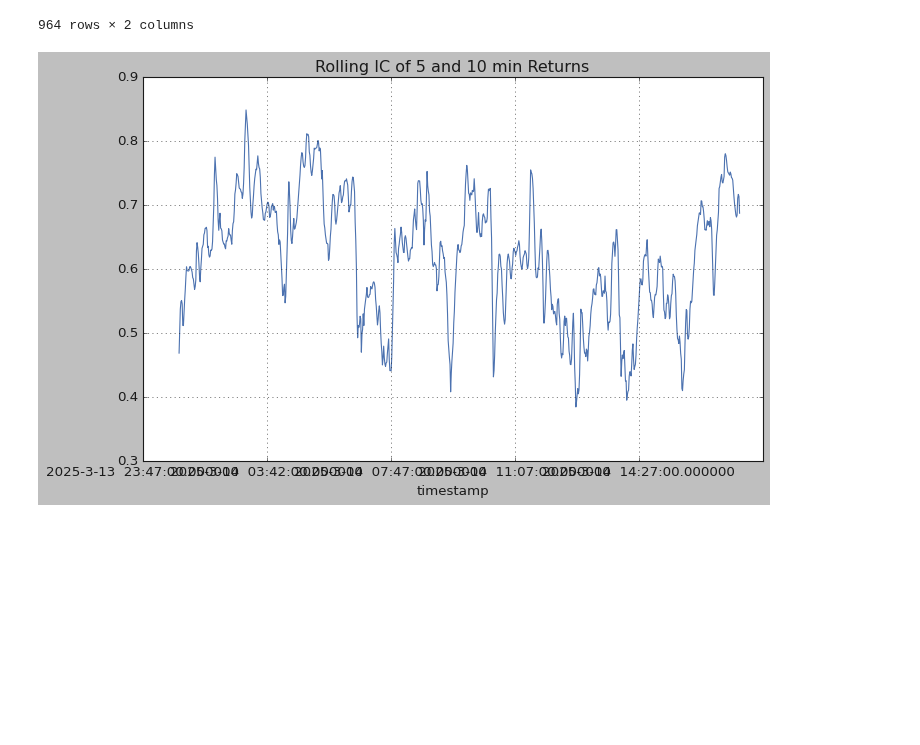
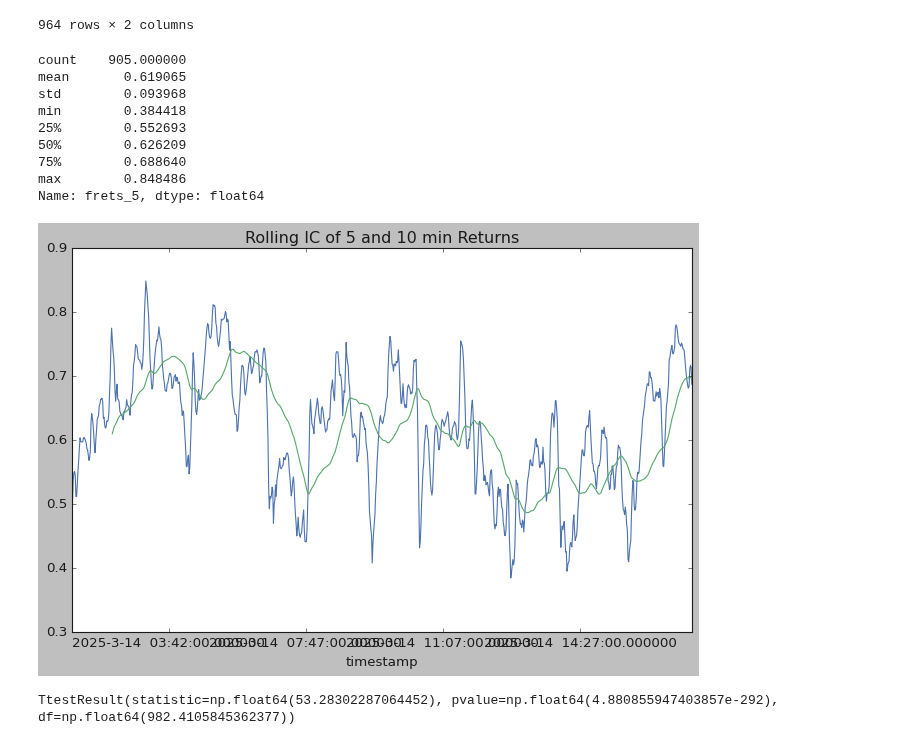
Before and after one commit to skalaydzhiyski/phitech-research, a Jupyter notebook: notebooks/ml4t-chapter4.ipynb, the cells around one changed output. Cells and saved outputs as stored; diff of their text form; code cells hidden in the pictures; blank space fills up the shorter version.

```diff
--- a/notebooks/ml4t-chapter4.ipynb
+++ b/notebooks/ml4t-chapter4.ipynb
@@ -13,15 +13,28 @@ import time
 import vectorbt as vbt
 from time import time
 import helpers as pth
-import scipy.stats as stats
+import platform
+from dotenv import load_dotenv
+
 
 pd.set_option("display.max_rows", 100)
 pd.set_option("display.max_columns", 20)
 
 plt.style.use("classic")
-plt.rcParams["axes.grid"] = True
+# plt.rcParams["axes.grid"] = True
 plt.rcParams["figure.figsize"] = (10, 6)
 plt.rcParams["axes.formatter.useoffset"] = False
 plt.rcParams["axes.formatter.limits"] = [-1000000000, 1000000000]
+
+
+if platform.system().lower() == "windows":
+    base_data_path = "H:\\phitech-data\\01_raw"
+else:
+    from core_chains.simple.llm import make_Q_chain
+
+    base_data_path = "../../phitech-data/01_raw"
+    load_dotenv("../../sandatasci-core/credentials")
+    Q = make_Q_chain("gpt-4o-instance1", __vsc_ipynb_file__)
 # %%
-I = pth.load_instruments()
+I = pth.load_instruments(base_path=base_data_path)
+I.keys()
@@ -103,11 +118,29 @@ res
 | 2025-3-14 17:10:00.000000 | -0.000232 | -0.000077 |
 964 rows × 2 columns
 # %%
-df.frets_5.rolling(window=60).apply(
+rolling_rets = df.frets_5.rolling(window=60).apply(
     lambda x: abs(stats.spearmanr(x, df.frets_10.loc[x.index]).statistic), raw=False
-).plot(title="Rolling IC of 5 and 10 min Returns")
+)
+print(rolling_rets.describe())
+rolling_rets.plot(title="Rolling IC of 5 and 10 min Returns")
+rolling_rets.rolling(window=60).mean().plot()
 plt.show()
 # %% [output]
+count    905.000000
+mean       0.619065
+std        0.093968
+min        0.384418
+25%        0.552693
+50%        0.626209
+75%        0.688640
+max        0.848486
+Name: frets_5, dtype: float64
-[figure, old version]
+[figure, new version]
 # %%
-# TODO: learn about t-test and add an example
+stats.ttest_ind(
+    rolling_rets.dropna(),
+    np.random.normal(-1, 1, size=rolling_rets.shape[0]),
+    equal_var=False,
+)
+# %% [output]
+TtestResult(statistic=np.float64(53.28302287064452), pvalue=np.float64(4.880855947403857e-292), df=np.float64(982.4105845362377))
```
Also changed, not shown: parts of 6 cells of this notebook, 2 other files.
